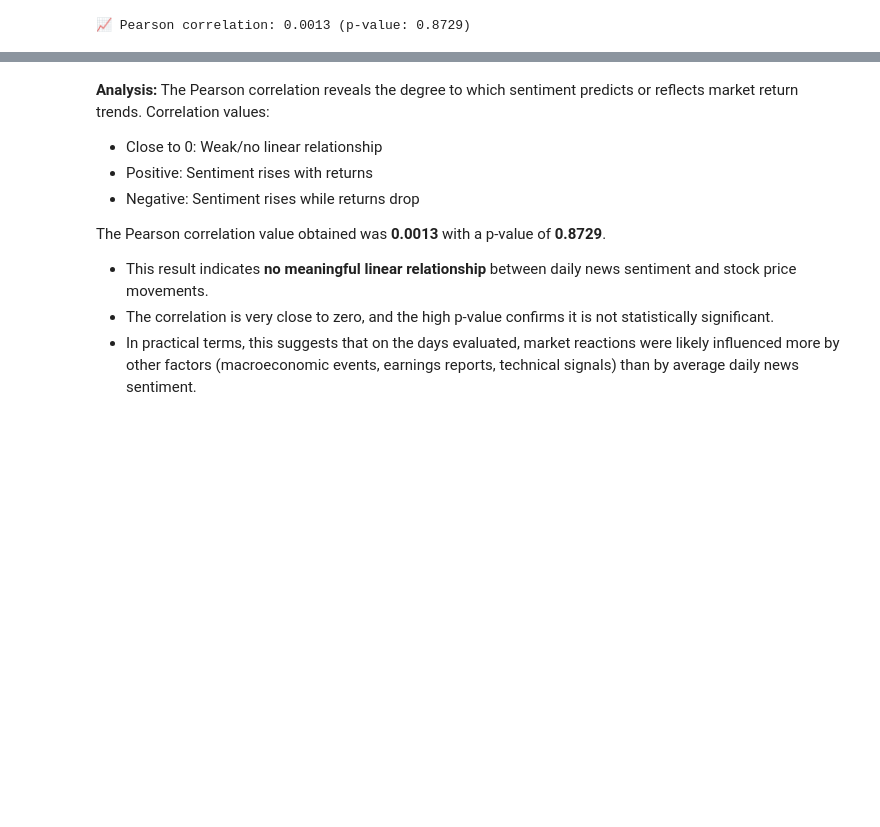
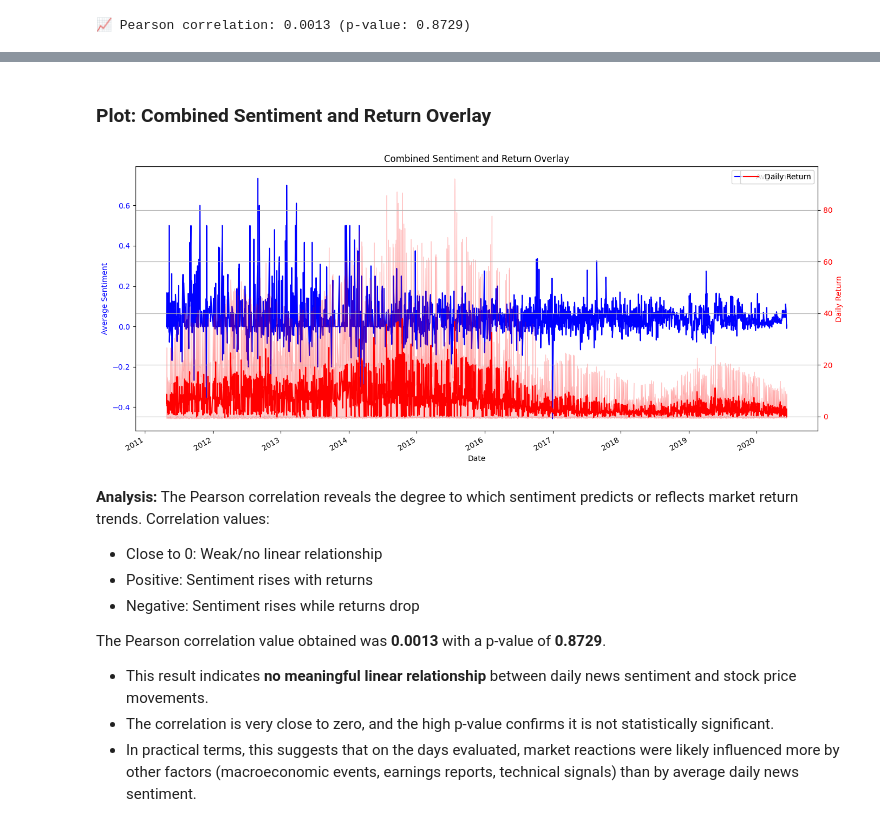
Before and after one commit to michaWorku/news-sentiment-stock-analysis, a Jupyter notebook: notebooks/correlation_analysis.ipynb, the cells around one changed output, grey strips where cells are left out. Cells and saved outputs as stored; diff of their text form; code cells hidden in the pictures; blank space fills up the shorter version.

```diff
--- a/notebooks/correlation_analysis.ipynb
+++ b/notebooks/correlation_analysis.ipynb
@@ -138,3 +181,27 @@ correlation = compute_correlation(combined_df)
+# %% [markdown]
+### Plot: Combined Sentiment and Return Overlay
+# %%
+fig, ax1 = plt.subplots(figsize=(14, 6))
+
+# Plot Sentiment
+sns.lineplot(x='date', y='avg_sentiment', data = combined_df, ax=ax1, label='Avg Sentiment', color='blue')
+ax1.set_ylabel('Average Sentiment', color='blue')
+ax1.tick_params(axis='y', labelcolor='blue')
+
+# Plot return on secodnary y-axis
+ax2 = ax1.twinx()
+sns.lineplot(x='date', y='daily_return', data=combined_df, ax=ax2, label='Daily Return', color = 'red')
+ax2.set_ylabel('Daily Return', color='red')
+ax2.tick_params(axis='y', labelcolor='red')
+
+plt.title("Combined Sentiment and Return Overlay")
+ax1.set_xlabel("Date")
+fig.autofmt_xdate()
+plt.grid(True)
+plt.tight_layout()
+plt.show()
+# %% [output]
+[figure, added]
 # %% [markdown]
 **Analysis:** The Pearson correlation reveals the degree to which sentiment predicts or reflects market return trends. Correlation values:
 - Close to 0: Weak/no linear relationship
```
Also changed, not shown: parts of 8 cells of this notebook.
